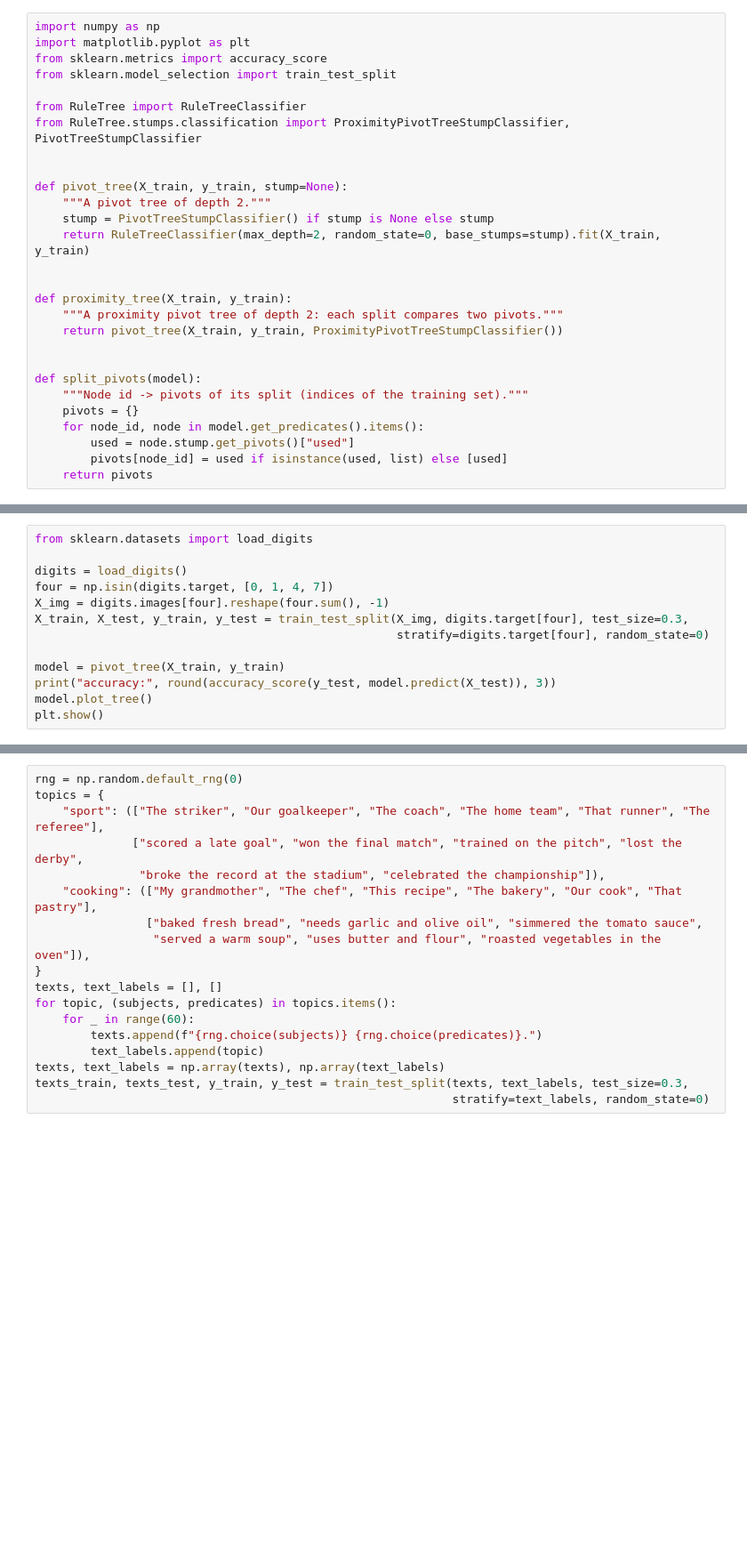
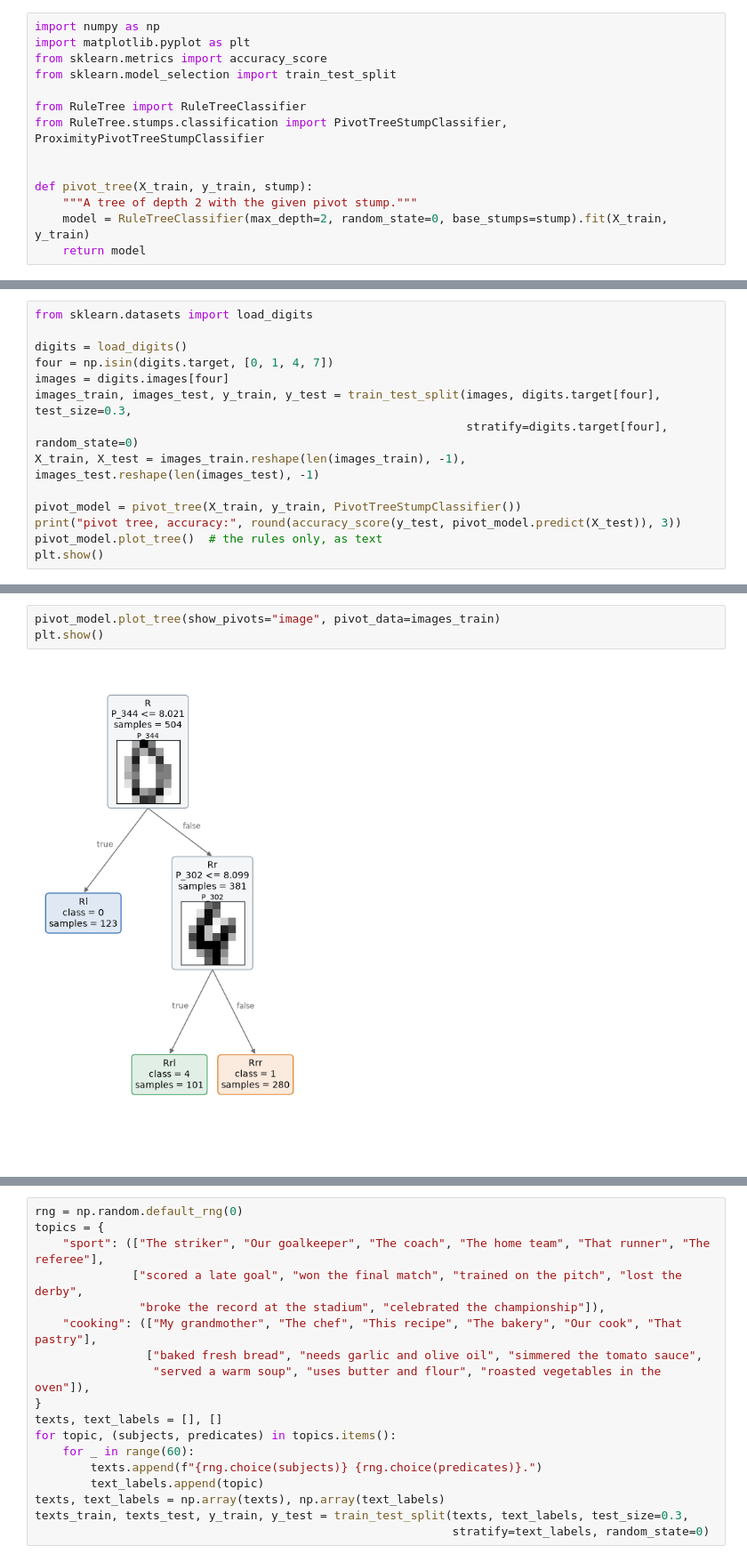
Before and after one commit to fismimosa/RuleTree, a Jupyter notebook: Examples/PivotTree_data_types.ipynb, the cells around one changed output, grey strips where cells are left out. Shown at 89% size. Saved outputs shown, nothing was run; the diff lists cells and outputs as text; blank space fills up the shorter version.

```diff
--- a/Examples/PivotTree_data_types.ipynb
+++ b/Examples/PivotTree_data_types.ipynb
@@ -16,27 +16,13 @@ from sklearn.metrics import accuracy_score
 from sklearn.model_selection import train_test_split
 
 from RuleTree import RuleTreeClassifier
-from RuleTree.stumps.classification import ProximityPivotTreeStumpClassifier, PivotTreeStumpClassifier
+from RuleTree.stumps.classification import PivotTreeStumpClassifier, ProximityPivotTreeStumpClassifier
 
 
-def pivot_tree(X_train, y_train, stump=None):
-    """A pivot tree of depth 2."""
-    stump = PivotTreeStumpClassifier() if stump is None else stump
-    return RuleTreeClassifier(max_depth=2, random_state=0, base_stumps=stump).fit(X_train, y_train)
-
-
-def proximity_tree(X_train, y_train):
-    """A proximity pivot tree of depth 2: each split compares two pivots."""
-    return pivot_tree(X_train, y_train, ProximityPivotTreeStumpClassifier())
-
-
-def split_pivots(model):
-    """Node id -> pivots of its split (indices of the training set)."""
-    pivots = {}
-    for node_id, node in model.get_predicates().items():
-        used = node.stump.get_pivots()["used"]
-        pivots[node_id] = used if isinstance(used, list) else [used]
-    return pivots
+def pivot_tree(X_train, y_train, stump):
+    """A tree of depth 2 with the given pivot stump."""
+    model = RuleTreeClassifier(max_depth=2, random_state=0, base_stumps=stump).fit(X_train, y_train)
+    return model
 # %% [markdown]
 ## Tabular data
 
@@ -114,12 +81,13 @@ from sklearn.datasets import load_digits
 
 digits = load_digits()
 four = np.isin(digits.target, [0, 1, 4, 7])
-X_img = digits.images[four].reshape(four.sum(), -1)
-X_train, X_test, y_train, y_test = train_test_split(X_img, digits.target[four], test_size=0.3,
-                                                    stratify=digits.target[four], random_state=0)
+images = digits.images[four]
+images_train, images_test, y_train, y_test = train_test_split(images, digits.target[four], test_size=0.3,
+                                                              stratify=digits.target[four], random_state=0)
+X_train, X_test = images_train.reshape(len(images_train), -1), images_test.reshape(len(images_test), -1)
 
-model = pivot_tree(X_train, y_train)
-print("accuracy:", round(accuracy_score(y_test, model.predict(X_test)), 3))
-model.plot_tree()
+pivot_model = pivot_tree(X_train, y_train, PivotTreeStumpClassifier())
+print("pivot tree, accuracy:", round(accuracy_score(y_test, pivot_model.predict(X_test)), 3))
+pivot_model.plot_tree()  # the rules only, as text
 plt.show()
 # %% [output]
@@ -157,0 +96,5 @@ accuracy: 0.727
+# %%
+pivot_model.plot_tree(show_pivots="image", pivot_data=images_train)
+plt.show()
+# %% [output]
+[figure, added]
```
Also changed, not shown: parts of 29 cells of this notebook.
